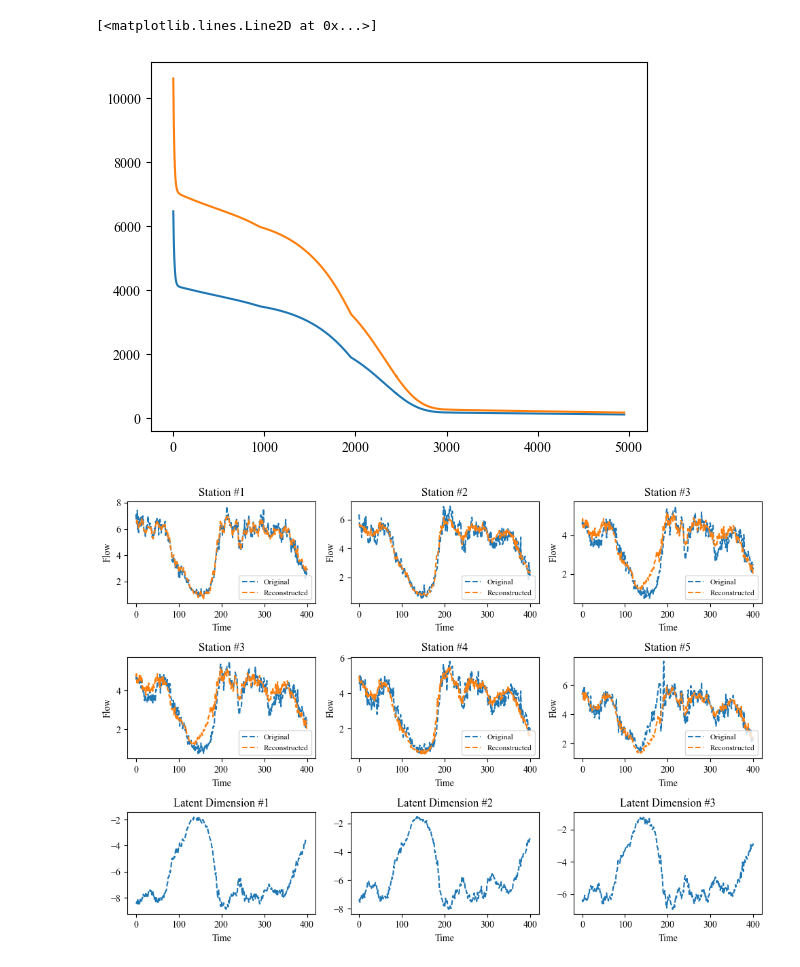
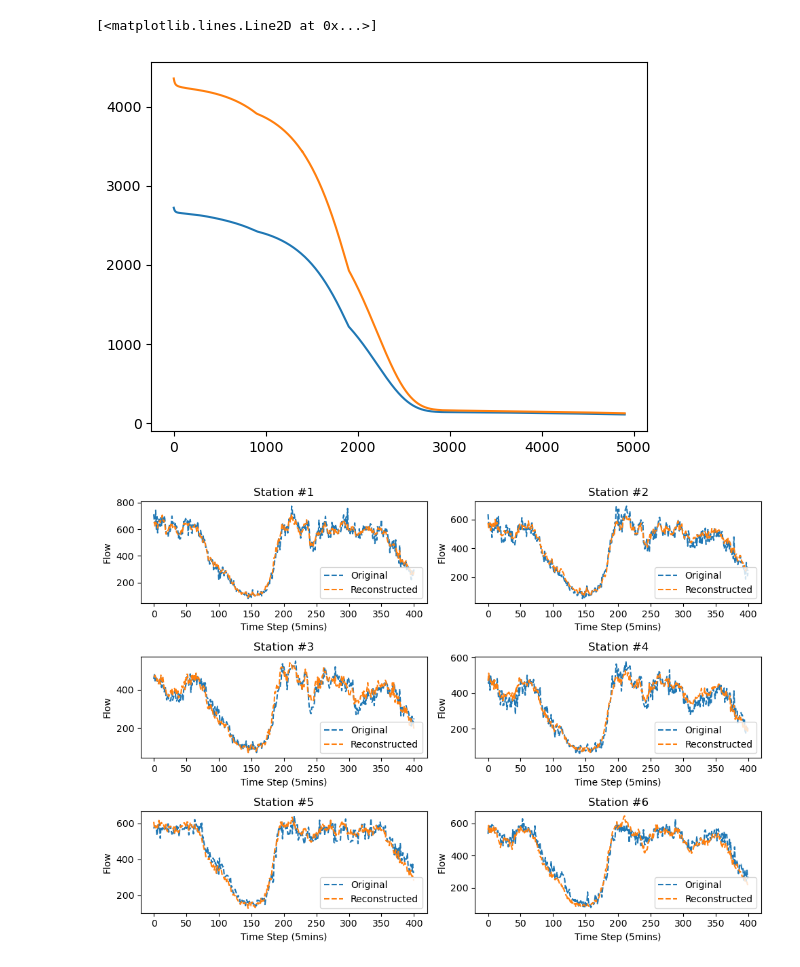
Before and after one commit to wzh96/Traffic_Network_Flow_Dynamics, a Jupyter notebook: Result_visualization.ipynb, the cells around one changed output. Saved outputs shown, nothing was run; the diff lists cells and outputs as text; code cells hidden in the pictures.

```diff
--- a/Result_visualization.ipynb
+++ b/Result_visualization.ipynb
@@ -3,15 +3,10 @@ import numpy as np
 import pickle
 from matplotlib import pyplot as plt
 from scipy.linalg import hankel
-
-params = {}
-params['embedding_dimension'] = 10
-params['partial_measurement'] = 7
-params['latent_dim'] = 10
+from utils import params
 # %%
-with open('Results/final_output.pkl', 'rb') as f:
+with open('Results/Model1_Linear_6stations/final_output.pkl', 'rb') as f:
     results = pickle.load(f)
-
 X_ori = results['x'].cpu().detach().numpy()
 dx_ori = results['dx'].cpu().detach().numpy()
 z = results['z'].cpu().detach().numpy()
@@ -29,37 +26,30 @@ refine_val_loss = np.load("Results/refine_val_loss.npy")
 # %%
-plt.plot(train_loss[50:])
-plt.plot(val_loss[50:])
+plt.plot(train_loss[100:])
+plt.plot(val_loss[100:])
 # %% [output]
 [<matplotlib.lines.Line2D at 0x...>]
-[figure, old version]
+[figure, new version]
 # %%
 # plt.plot(refine_loss)
 # plt.plot(refine_val_loss)
 # %%
 # Create a figure with 5 subplots (one for each column)
-fig, axs = plt.subplots(nrows=3, ncols=3, figsize=(10, 7))
+fig, axs = plt.subplots(nrows=3, ncols=2, figsize=(10, 7))
 
 # Plot each column in a separate subplot
-for row in range(2):
-    for col in range(3):
-        axs[row, col].plot(X_ori[:, row*2 + col], "--", label = 'Original')
-        axs[row, col].plot(z[:, row*2 + col], "--", label = 'Reconstructed')
+for row in range(3):
+    for col in range(2):
+        axs[row, col].plot(100*X_ori[:, row*2 + col], "--", label = 'Original')
+        axs[row, col].plot(100*z[:, row*2 + col], "--", label = 'Reconstructed')
         axs[row, col].set_title(f'Station #{(row*2 + col)+1}')
-        axs[row, col].set_xlabel('Time')
+        axs[row, col].set_xlabel('Time Step (5mins)')
         axs[row, col].set_ylabel('Flow')
-        axs[row, col].legend(loc='lower right', fontsize='small')
-
-for col in range(3):
-    axs[2,col].plot(z[:,-(col+1)], "--")
-    axs[2, col].set_title(f'Latent Dimension #{col+1}')
-    axs[2, col].set_xlabel('Time')
-    #axs[2, col].set_ylabel('Flow')
-    #axs[2, col].legend(loc='lower right', fontsize='small')
+        axs[row, col].legend(loc='lower right', fontsize='medium')
 
 # Show the figure
 plt.tight_layout()
 plt.rcParams['font.family'] = 'Times New Roman'
 plt.show()
-fig.savefig("Figures/Ori_Recon_Plot.png")
+fig.savefig("Figures/Ori_Recon_Plot.png",dpi=300)
 # %% [output]
-[figure, old version]
+[figure, new version]
```
Also changed, not shown: parts of 22 cells of this notebook, 14 other files.
